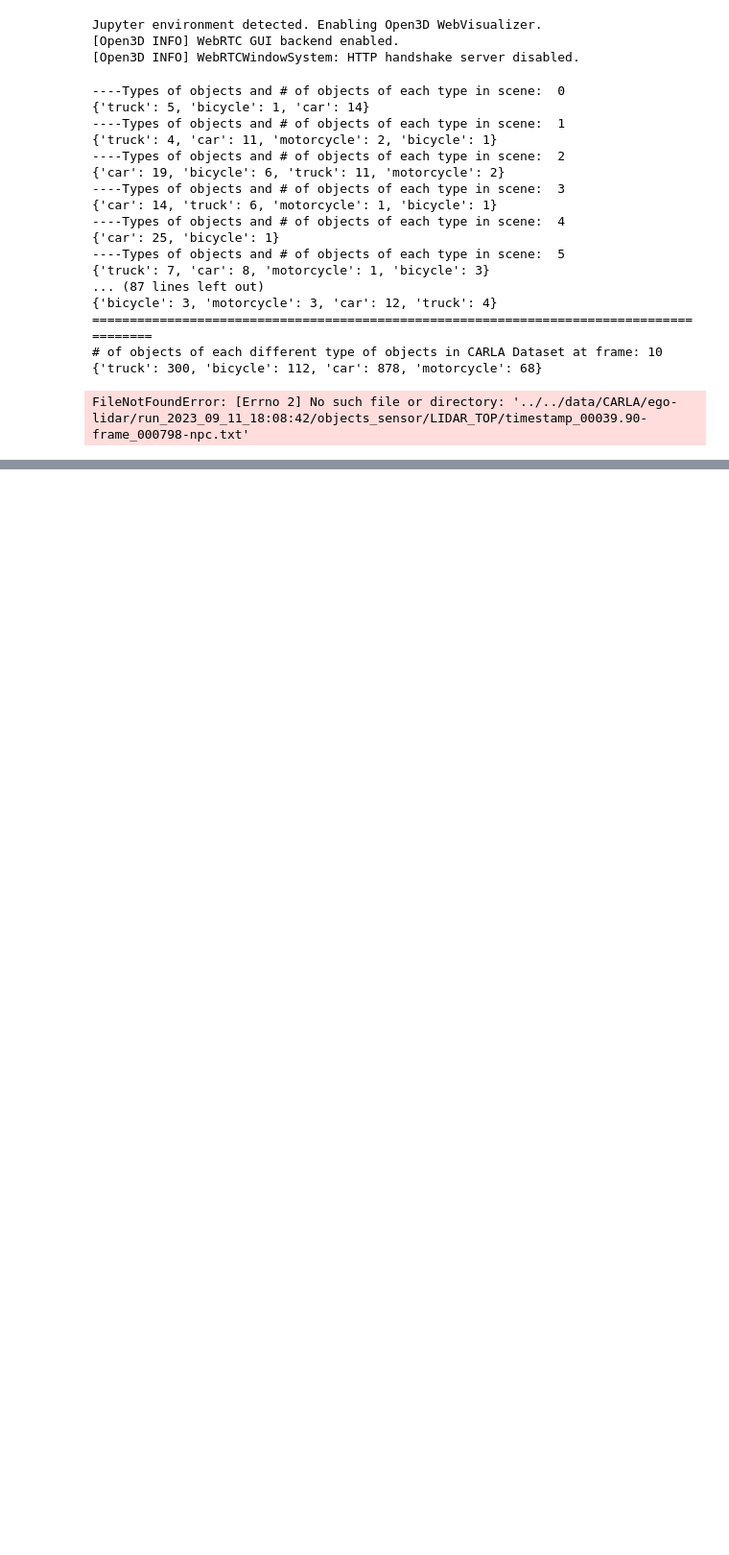
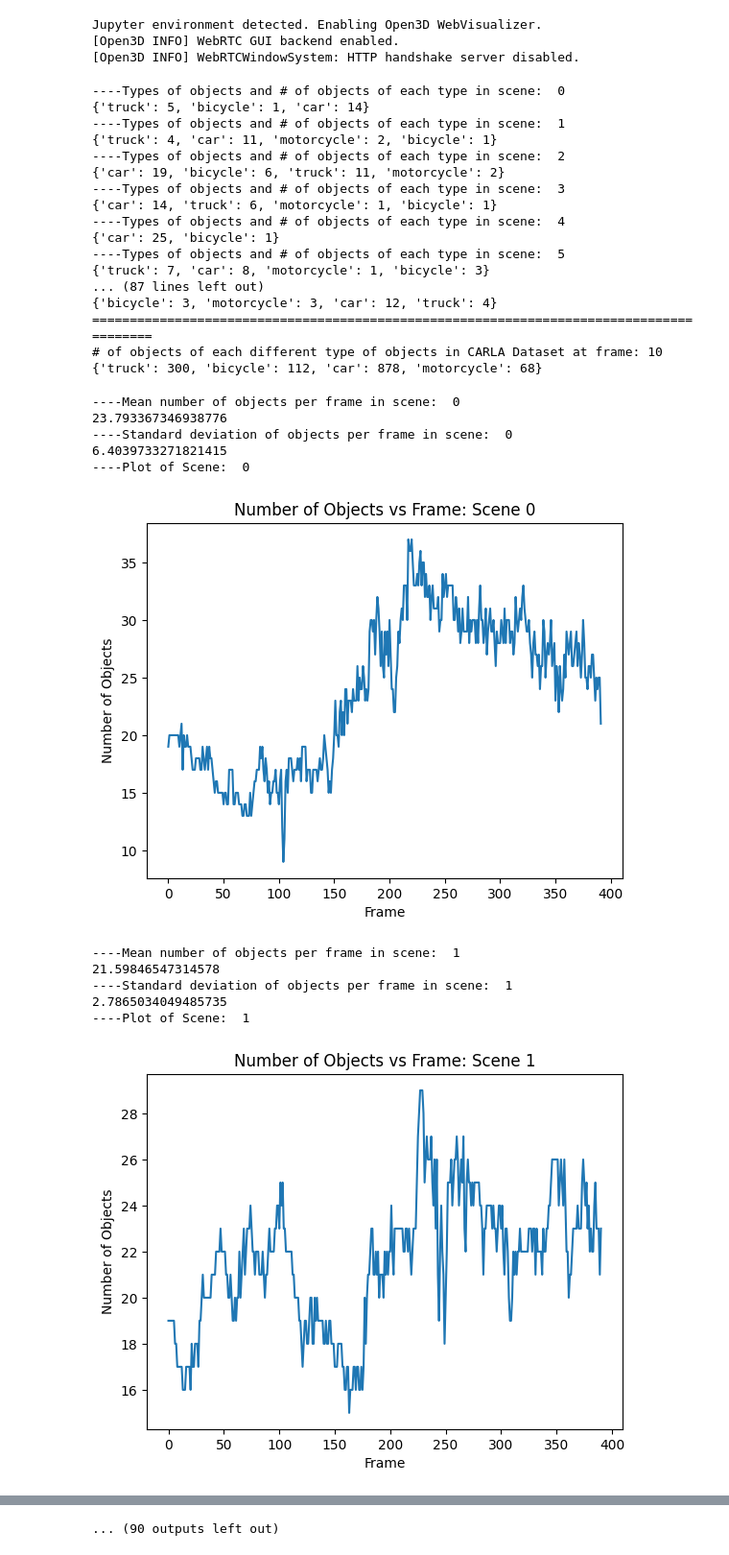
Before and after one commit to avstack-lab/avdev-sandbox, a Jupyter notebook: examples/judy_notebooks/CARLA_stats.ipynb, the cells around one changed output, grey strips where cells are left out. Shown at 96% size. Cells and saved outputs as stored; diff of their text form; code cells hidden in the pictures; blank space fills up the shorter version.

```diff
--- a/examples/judy_notebooks/CARLA_stats.ipynb
+++ b/examples/judy_notebooks/CARLA_stats.ipynb
@@ -72,13 +72,14 @@ print(dict)
 # Make plots in notebook
 
 mean_obj_frame = []
+idx_frame_start = 4
+idx_frame_end = -4
 
 for i in range(len(CSM.scenes)):
     # Deriving SceneDataset from SceneManager
     obj_frame_scene = []
     CDM = CSM.get_scene_dataset_by_index(scene_idx=i)
-    for frame_idx in CDM.frames:
-        frame = CDM.get_frames(sensor="main_camera")[frame_idx]
+    for frame in CDM.get_frames(sensor="main_camera")[idx_frame_start:idx_frame_end]:
         objects = CDM.get_objects(frame, sensor='main_lidar')
         obj_frame_scene.append(len(objects))
 
@@ -89,31 +90,42 @@ for i in range(len(CSM.scenes)):
     print(mean)
     print('----Standard deviation of objects per frame in scene: ', i)
     print(np.std(obj_frame_scene))
     # plot number of objects across frames
     x = list(range(len(obj_frame_scene)))
     y = obj_frame_scene
     print('----Plot of Scene: ', i)
     plt.xlabel('Frame')
     plt.ylabel('Number of Objects')
     title = 'Number of Objects vs Frame: Scene ' + str(i)
     plt.title(title)
     plt.plot(x, y)
     plt.show()
 
 print('----Mean number of objects per scene: ', np.mean(mean_obj_frame)) # not sure if this is the correct way to calculate it (taking mean of mean)
 
 # standard deviation
 print('----Standard deviation of objects per scene: ', np.std(mean_obj_frame))
 
 # plot mean number of objects per frame across scenes
 x = list(range(len(mean_obj_frame)))
 y = mean_obj_frame
 plt.xlabel('Scene')
 plt.ylabel('Mean Number of Objects Per Frame')
 
 # displaying the title
 plt.title("Mean Number of Objects Per Frame vs Scene: CARLA Dataset")
 plt.plot(x, y)
 plt.show()
 # %% [output]
-FileNotFoundError: [Errno 2] No such file or directory: '../../data/CARLA/ego-lidar/run_2023_09_11_18:08:42/objects_sensor/LIDAR_TOP/timestamp_00039.90-frame_000798-npc.txt'
+----Mean number of objects per frame in scene:  0
+23.793367346938776
+----Standard deviation of objects per frame in scene:  0
+6.4039733271821415
+----Plot of Scene:  0
+[figure, added]
+----Mean number of objects per frame in scene:  1
+21.59846547314578
+----Standard deviation of objects per frame in scene:  1
+2.7865034049485735
+----Plot of Scene:  1
+[figure, added]
@@ -119,0 +156 @@ FileNotFoundError: [Errno 2] No such file or directory: '../../data/CARLA/ego-li
+... (90 outputs left out)
```
Also changed, not shown: parts of 1 cell of this notebook, 4 other files.
